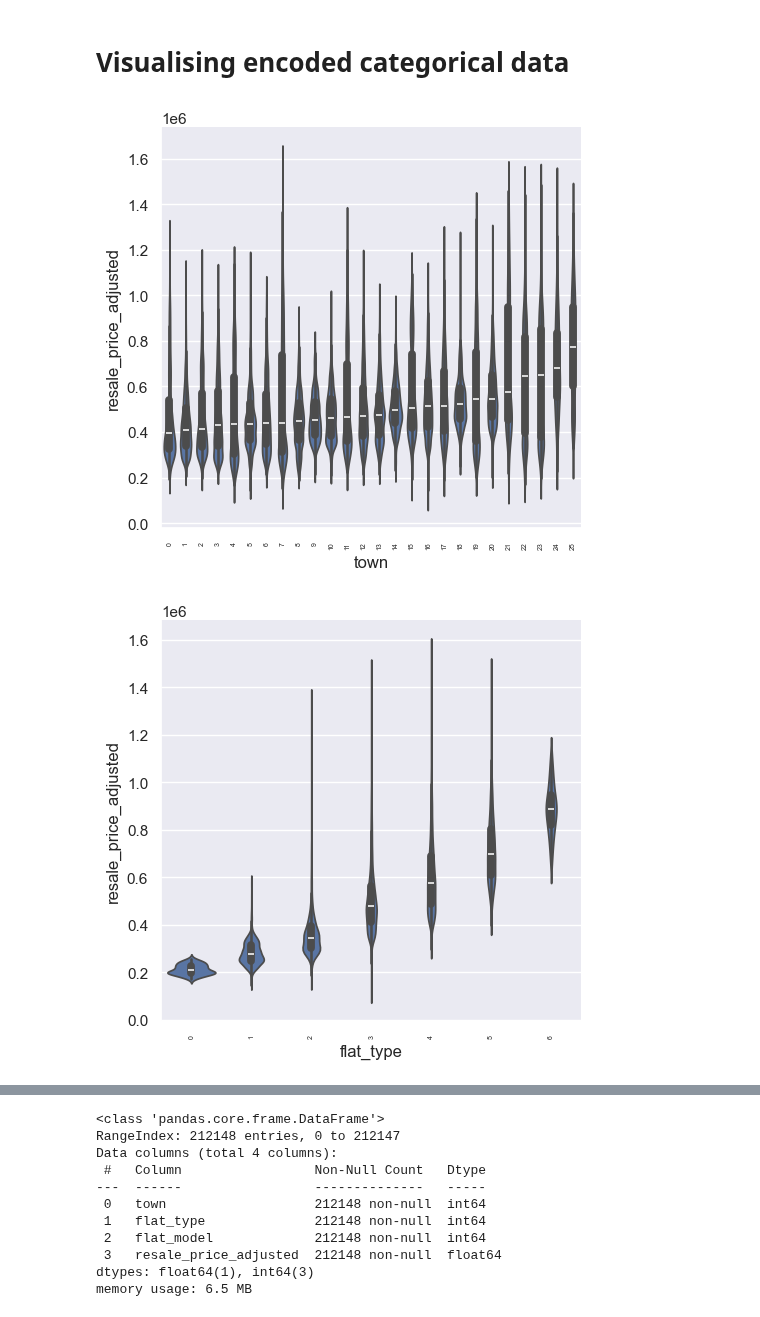
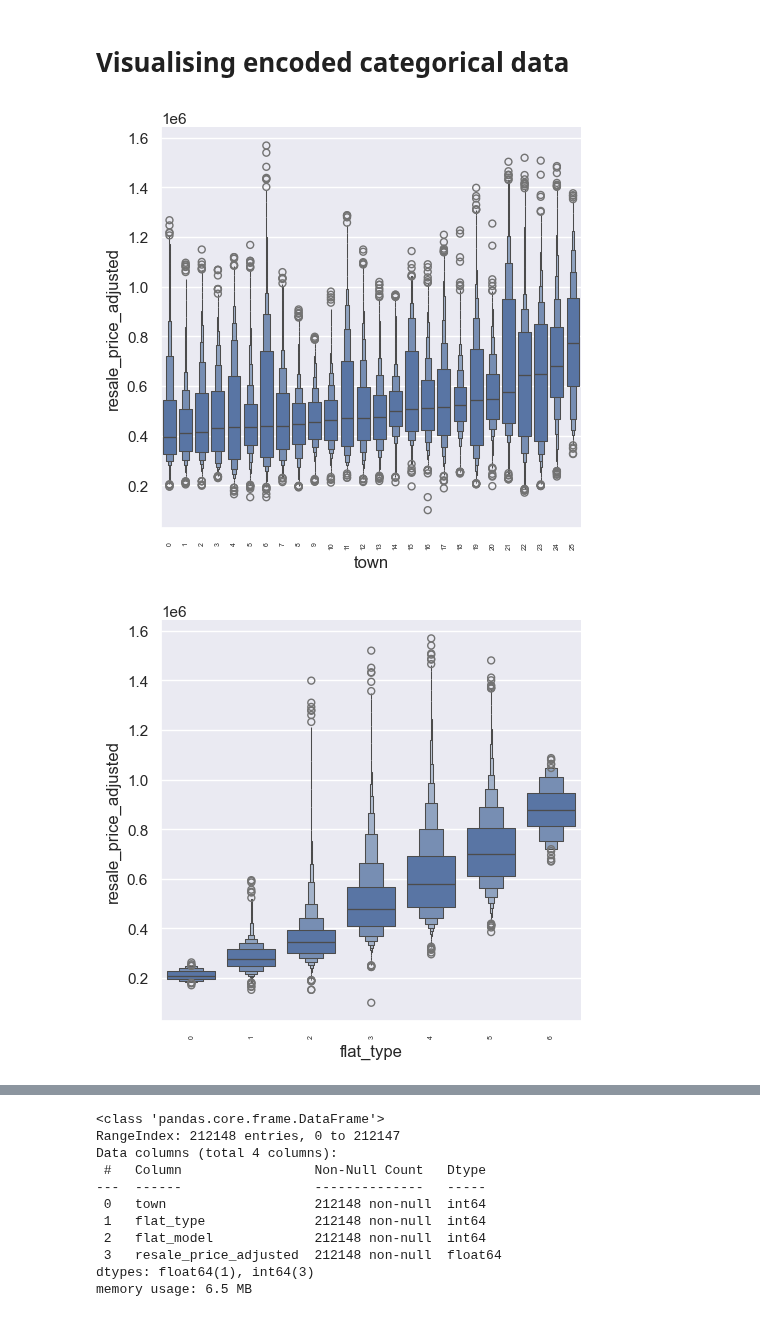
Before and after one commit to KuroInit/HDB-Resale-Price-Predict, a Jupyter notebook: MiniProject.ipynb, the cells around one changed output, grey strips where cells are left out. Drawn from its saved outputs; the diff is of its cells as text; code cells hidden in the pictures.

```diff
--- a/MiniProject.ipynb
+++ b/MiniProject.ipynb
@@ -62,19 +62,24 @@ CPIData = pd.read_csv('data/raw_data/CPID.csv', header=None)
 datetoextract = CPIData.iloc[0]
 indextoextract = CPIData.iloc[67]
 data = {'Period': datetoextract, 'CPIvalue': indextoextract}
+
 AccomsCPI = pd.DataFrame(data)
-AccomsCPI = AccomsCPI.drop(AccomsCPI.index[0])
 
+# Extract 'Year' and 'Month' and form the 'Date' column
 AccomsCPI[['Year', 'Month']] = AccomsCPI['Period'].str.extract('(\d{4})(\w{3})', expand=True)
 AccomsCPI['Date'] = pd.to_datetime(AccomsCPI['Year'] + AccomsCPI['Month'], format='%Y%b')
-AccomsCPI = AccomsCPI.sort_values(['Year', 'Date'], ascending=[False, False])
+
+# Filter by date and handle missing data
 AccomsCPI = AccomsCPI[AccomsCPI['Date'] >= '2015-01-01']
-AccomsCPI = AccomsCPI.drop(['Year', 'Month', 'Date'], axis=1)
-AccomsCPI.loc[AccomsCPI['CPIvalue'] == 'na', 'CPIvalue'] = 0
+AccomsCPI.loc[AccomsCPI['CPIvalue'] == 'na', 'CPIvalue'] = None
+
+# Convert 'CPIvalue' to float and 'Period' to the appropriate DateTime format
+AccomsCPI['CPIvalue'] = AccomsCPI['CPIvalue'].astype(float)
+AccomsCPI['Period'] = pd.to_datetime(AccomsCPI['Period'], format='%Y%b').dt.to_period('M')
+
+# Info and final adjustments
+AccomsCPI = AccomsCPI[['Period', 'CPIvalue']]  # Reorder and select necessary columns
 AccomsCPI = AccomsCPI.reset_index(drop=True)
-AccomsCPI['CPIvalue'] = AccomsCPI['CPIvalue'].astype(float)
-AccomsCPI['Period'] = pd.to_datetime(AccomsCPI['Period'], format='%Y%b')
-AccomsCPI['Period'] = AccomsCPI['Period'].dt.to_period('M')
-AccomsCPI['Period'] = AccomsCPI['Period'].astype(str)
-AccomsCPI
+
+AccomsCPI.info()
 # %% [output]
@@ -97,19 +98,15 @@ AccomsCPI
 AccomsCPI['AdjustmentValue'] = 1.0
 
 # Loop to calculate AdjustmentValue
-for idx, cpi in enumerate(AccomsCPI['CPIvalue']):
+for idx in AccomsCPI.index:
     if idx != 0:
-        AccomsCPI.loc[idx, 'AdjustmentValue'] = AccomsCPI.loc[idx - 1, 'AdjustmentValue'] * (1 + (AccomsCPI.loc[idx - 1, 'CPIvalue'] / 100))
-
-# Corrected datetime conversion
-AccomsCPI['Period'] = pd.to_datetime(AccomsCPI['Period'], format='%Y-%m')
-
-# Converting to Period type
-AccomsCPI['Period'] = AccomsCPI['Period'].dt.to_period('M')
+        prev_adjustment_value = AccomsCPI.at[idx - 1, 'AdjustmentValue']
+        prev_cpi_value = AccomsCPI.at[idx - 1, 'CPIvalue'] / 100
+        AccomsCPI.at[idx, 'AdjustmentValue'] = prev_adjustment_value * (1 + prev_cpi_value)
 
 # Converting Period to string
 AccomsCPI['Period'] = AccomsCPI['Period'].astype(str)
 
 # Printing the DataFrame to check the results
-print(AccomsCPI)
+AccomsCPI.head(20)
 # %% [output]
@@ -203,6 +202,6 @@ merged_data
 # %%
 categoricaldata = pd.DataFrame(merged_data[['town', 'flat_type', 'flat_model', 'resale_price_adjusted']])
 for var in ['town', 'flat_type', 'flat_model']:
-    plot = sb.catplot(data=categoricaldata, x=var, y='resale_price_adjusted', kind = 'violin')
+    plot = sb.catplot(data=categoricaldata, x=var, y='resale_price_adjusted', kind = 'boxen')
     plot.set_xticklabels(fontsize=5,rotation = 90)
 # %% [output]
@@ -259,8 +258,8 @@ plt.show()
 # %%
 categoricaldata = pd.DataFrame(final_data[['town', 'flat_type', 'flat_model', 'resale_price_adjusted']])
 for var in ['town', 'flat_type', 'flat_model']:
-    plot = sb.catplot(data=categoricaldata, x=var, y='resale_price_adjusted', kind = 'violin')
+    plot = sb.catplot(data=categoricaldata, x=var, y='resale_price_adjusted', kind = 'boxen')
     plot.set_xticklabels(fontsize=5,rotation = 90)
 # %% [output]
-[figure, old version]
+[figure, new version]
-[figure, old version]
+[figure, new version]
```
Also changed, not shown: parts of 20 cells of this notebook.
